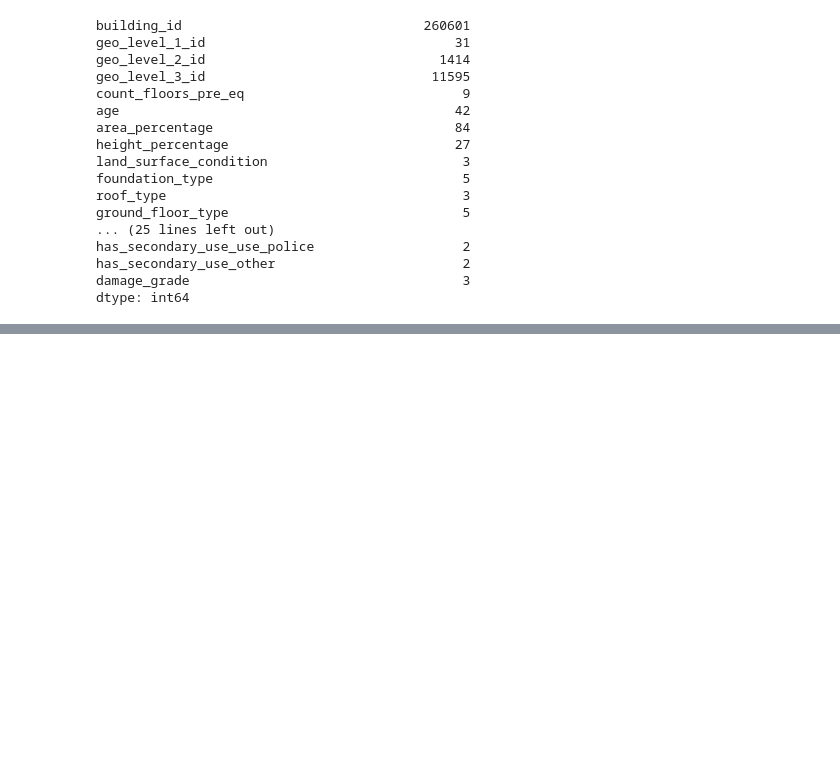
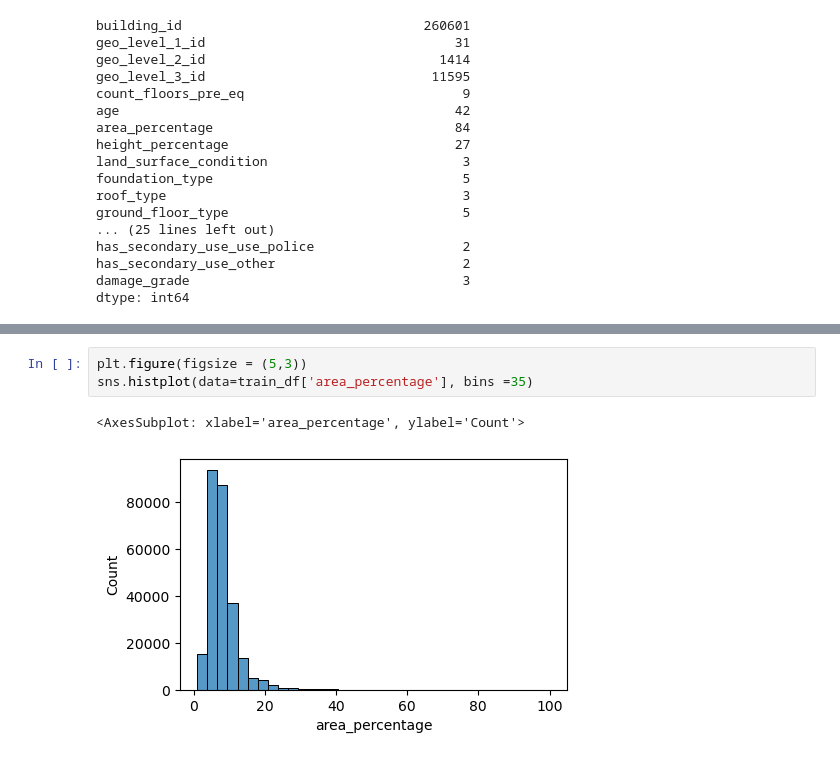
Before and after one commit to Teetee-lab/Richter-s-Predictor-ModelingEarthquakeDamage, a Jupyter notebook: Main_Project_Notebook.ipynb, the cells around one changed output, grey strips where cells are left out. Cells and saved outputs as stored; diff of their text form; blank space fills up the shorter version.

```diff
--- a/Main_Project_Notebook.ipynb
+++ b/Main_Project_Notebook.ipynb
@@ -235,0 +294,6 @@ damageGrade =
+# %%
+plt.figure(figsize = (5,3))
+sns.histplot(data=train_df['area_percentage'], bins =35)
+# %% [output]
+<AxesSubplot: xlabel='area_percentage', ylabel='Count'>
+[figure, added]
```
Also changed, not shown: parts of 16 cells of this notebook, 1 other file.
